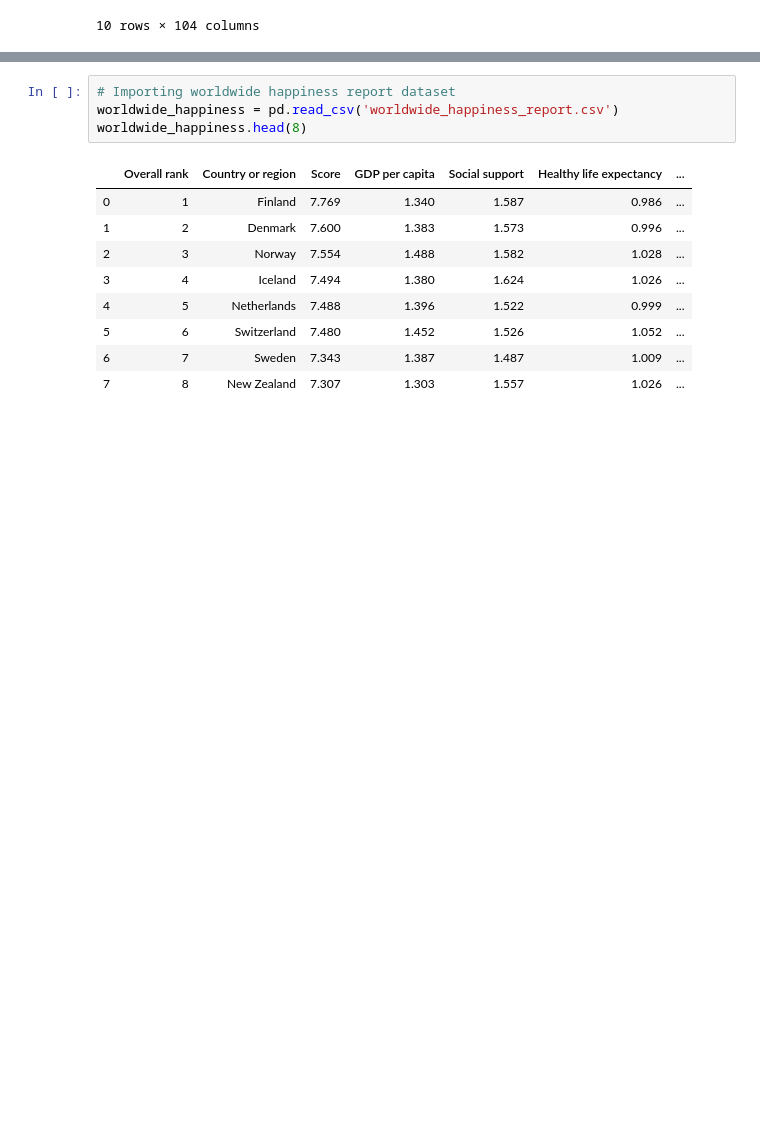
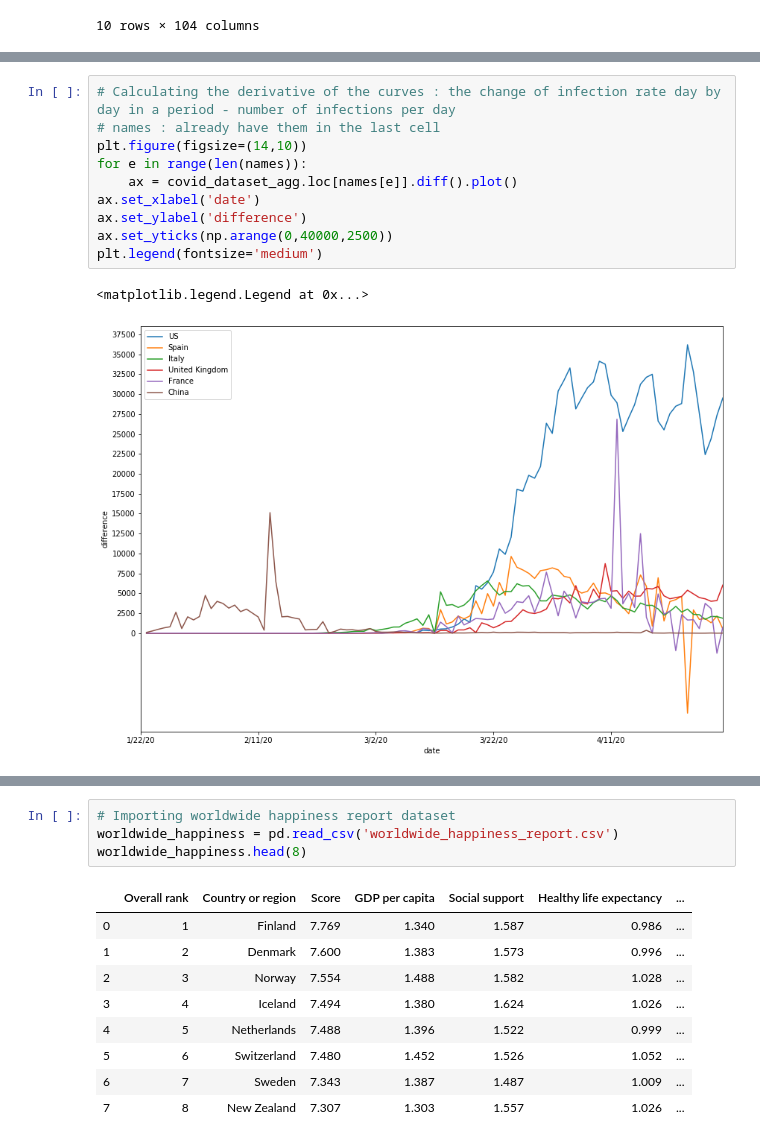
Before and after one commit to Mehe2na/Covid19_analysis, a Jupyter notebook: covid19.ipynb, the cells around one changed output, grey strips where cells are left out. Saved outputs shown, nothing was run; the diff lists cells and outputs as text; blank space fills up the shorter version.

```diff
--- a/covid19.ipynb
+++ b/covid19.ipynb
@@ -36,0 +148,13 @@ covid_dataset.head(10)
+# %%
+# Calculating the derivative of the curves : the change of infection rate day by day in a period - number of infections per day
+# names : already have them in the last cell
+plt.figure(figsize=(14,10))
+for e in range(len(names)):
+    ax = covid_dataset_agg.loc[names[e]].diff().plot()
+ax.set_xlabel('date')
+ax.set_ylabel('difference')
+ax.set_yticks(np.arange(0,40000,2500))
+plt.legend(fontsize='medium')
+# %% [output]
+<matplotlib.legend.Legend at 0x...>
+[figure, added]
```
Also changed, not shown: parts of 18 cells of this notebook.
